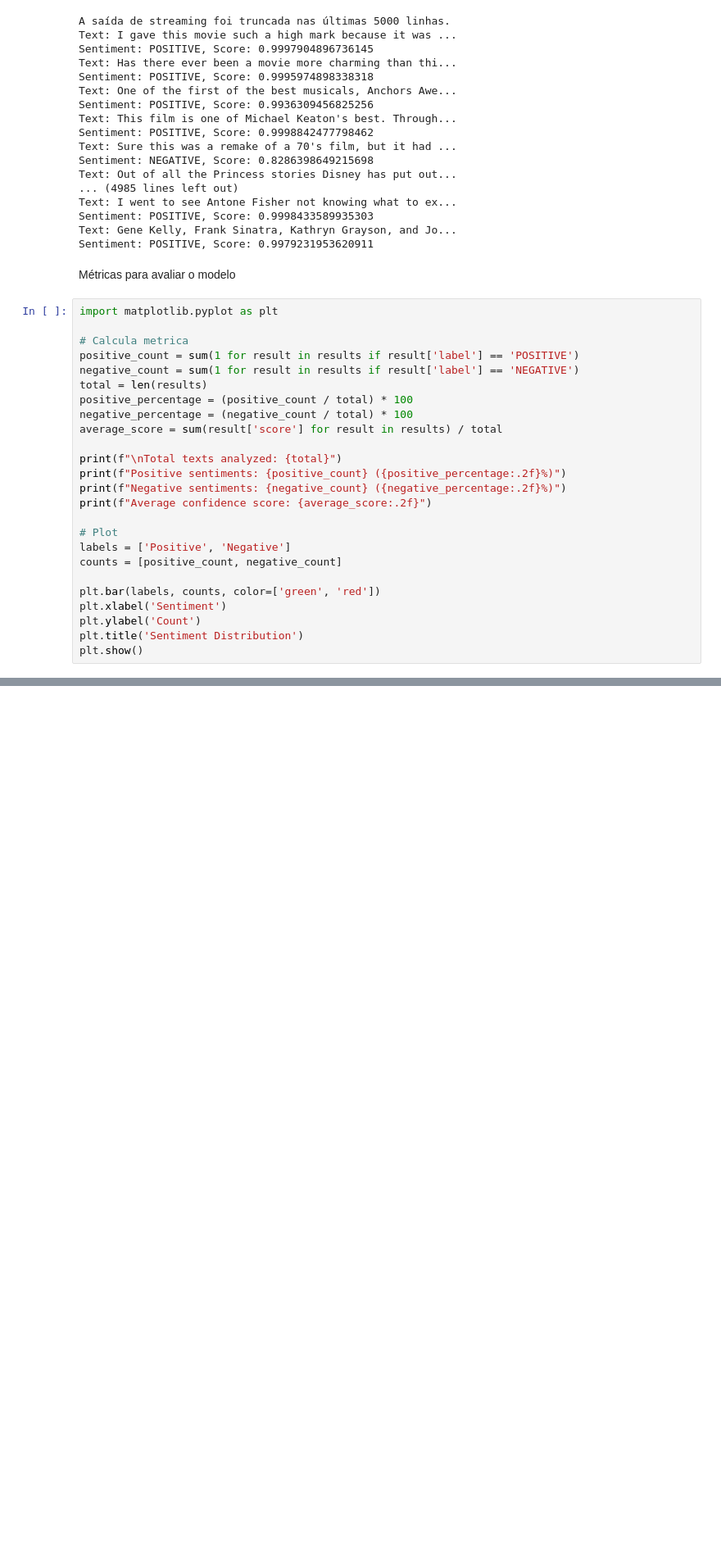
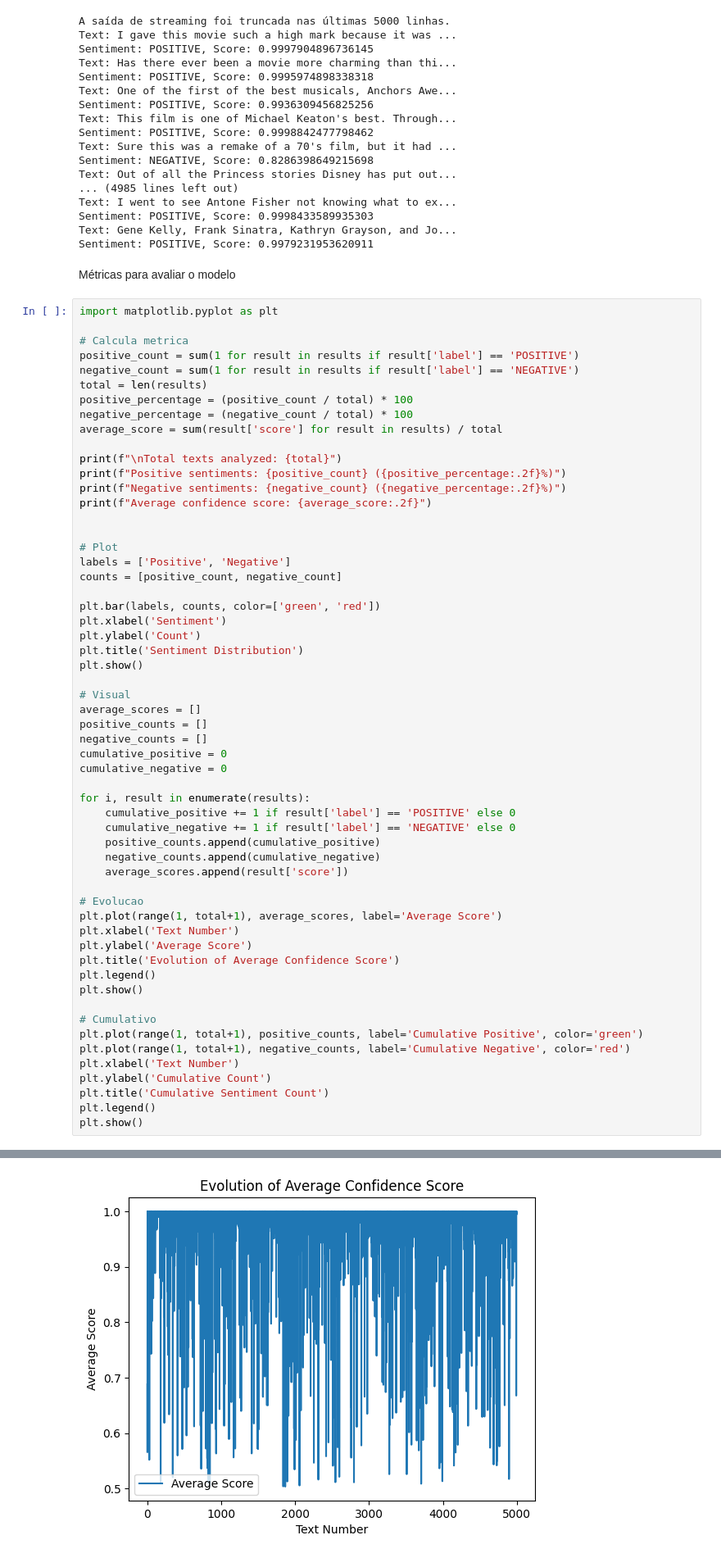
Before and after one commit to abcardoso/ifes_ann, a Jupyter notebook: IMDB_HuggingFace_Transormer_AnaB.ipynb, the cells around one changed output, grey strips where cells are left out. Shown at 82% size. Cells and saved outputs as stored; diff of their text form; blank space fills up the shorter version.

```diff
--- a/IMDB_HuggingFace_Transormer_AnaB.ipynb
+++ b/IMDB_HuggingFace_Transormer_AnaB.ipynb
@@ -110,30 +110,63 @@ Métricas para avaliar o modelo
 import matplotlib.pyplot as plt
 
 # Calcula metrica
 positive_count = sum(1 for result in results if result['label'] == 'POSITIVE')
 negative_count = sum(1 for result in results if result['label'] == 'NEGATIVE')
 total = len(results)
 positive_percentage = (positive_count / total) * 100
 negative_percentage = (negative_count / total) * 100
 average_score = sum(result['score'] for result in results) / total
 
 print(f"\nTotal texts analyzed: {total}")
 print(f"Positive sentiments: {positive_count} ({positive_percentage:.2f}%)")
 print(f"Negative sentiments: {negative_count} ({negative_percentage:.2f}%)")
 print(f"Average confidence score: {average_score:.2f}")
 
+
 # Plot
 labels = ['Positive', 'Negative']
 counts = [positive_count, negative_count]
 
 plt.bar(labels, counts, color=['green', 'red'])
 plt.xlabel('Sentiment')
 plt.ylabel('Count')
 plt.title('Sentiment Distribution')
 plt.show()
+
+# Visual
+average_scores = []
+positive_counts = []
+negative_counts = []
+cumulative_positive = 0
+cumulative_negative = 0
+
+for i, result in enumerate(results):
+    cumulative_positive += 1 if result['label'] == 'POSITIVE' else 0
+    cumulative_negative += 1 if result['label'] == 'NEGATIVE' else 0
+    positive_counts.append(cumulative_positive)
+    negative_counts.append(cumulative_negative)
+    average_scores.append(result['score'])
+
+# Evolucao
+plt.plot(range(1, total+1), average_scores, label='Average Score')
+plt.xlabel('Text Number')
+plt.ylabel('Average Score')
+plt.title('Evolution of Average Confidence Score')
+plt.legend()
+plt.show()
+
+# Cumulativo
+plt.plot(range(1, total+1), positive_counts, label='Cumulative Positive', color='green')
+plt.plot(range(1, total+1), negative_counts, label='Cumulative Negative', color='red')
+plt.xlabel('Text Number')
+plt.ylabel('Cumulative Count')
+plt.title('Cumulative Sentiment Count')
+plt.legend()
+plt.show()
 # %% [output]
 Total texts analyzed: 5000
 Positive sentiments: 4003 (80.06%)
 Negative sentiments: 997 (19.94%)
 Average confidence score: 0.97
 [figure]
+[figure, added]
```
Also changed, not shown: parts of 1 cell of this notebook.
